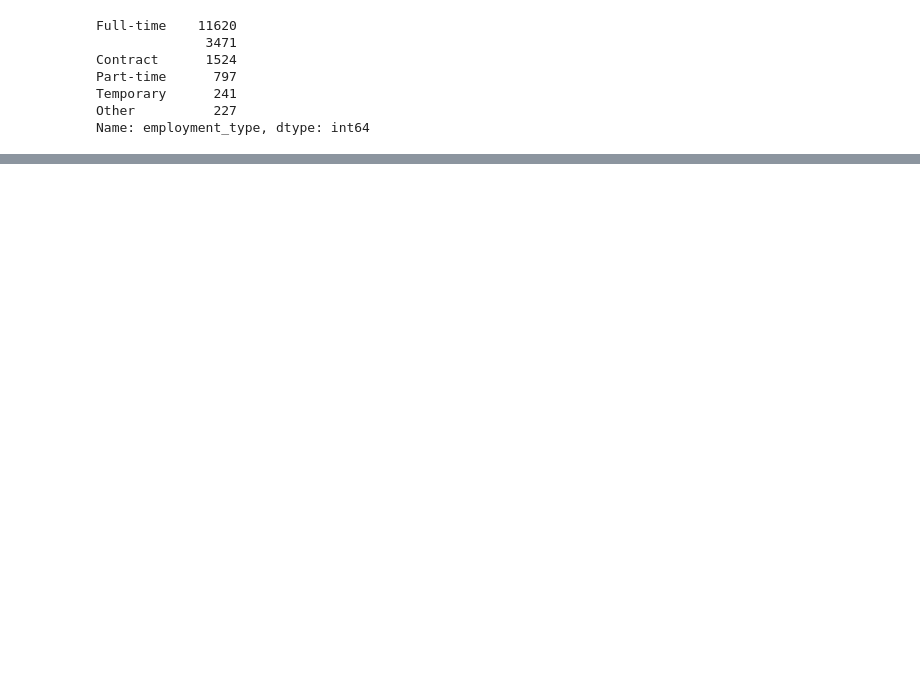
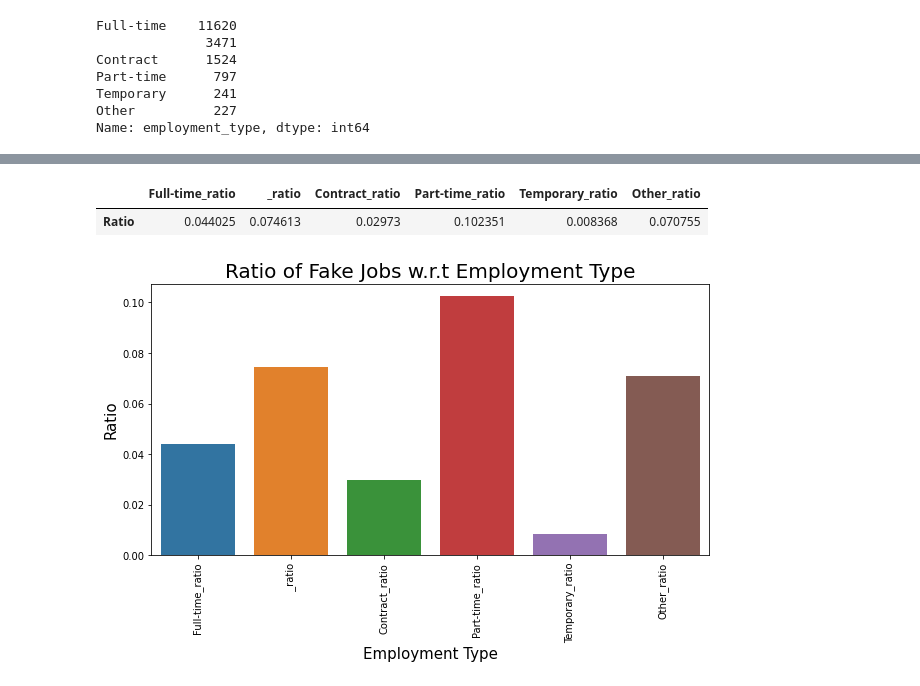
Before and after one commit to Devil-Rick/Fake-Job-Detection, a Jupyter notebook: Fake_Job_Detection.ipynb, the cells around one changed output, grey strips where cells are left out. Drawn from its saved outputs; the diff is of its cells as text; code cells hidden in the pictures; blank space fills up the shorter version.

```diff
--- a/Fake_Job_Detection.ipynb
+++ b/Fake_Job_Detection.ipynb
@@ -361,0 +351,23 @@ sns.countplot(x = 'department', hue="employment_type",
+# %%
+def ratio_Calc(parameter):
+  real_jobs = dict(df[parameter].where(df.fraudulent == 0).value_counts())
+  fake_jobs = dict(df[parameter].where(df.fraudulent == 1).value_counts())
+  fake_percentage = {key+"_ratio":fake_jobs[key]/real_jobs[key] for key in real_jobs.keys()}
+  fake_df = pd.DataFrame(fake_percentage, index=['Ratio'])
+  return fake_percentage , fake_df
+# %%
+fake_percentage , fake_df= ratio_Calc('employment_type')
+fake_df
+# %% [output]
+|  | Full-time_ratio | _ratio | Contract_ratio | Part-time_ratio | Temporary_ratio | Other_ratio |
+| Ratio | 0.044025 | 0.074613 | 0.02973 | 0.102351 | 0.008368 | 0.070755 |
+# %%
+#plot
+plt.figure(figsize=(10,5))
+plt.title('Ratio of Fake Jobs w.r.t Employment Type' , size = 20)
+plt.xticks(rotation= 90)
+plt.ylabel('Ratio' , size = 15)
+plt.xlabel('Employment Type' , size = 15)
+sns.barplot(list(fake_percentage.keys()) , list(fake_percentage.values()));
+# %% [output]
+[figure, added]
```
Also changed, not shown: parts of 15 cells of this notebook.
